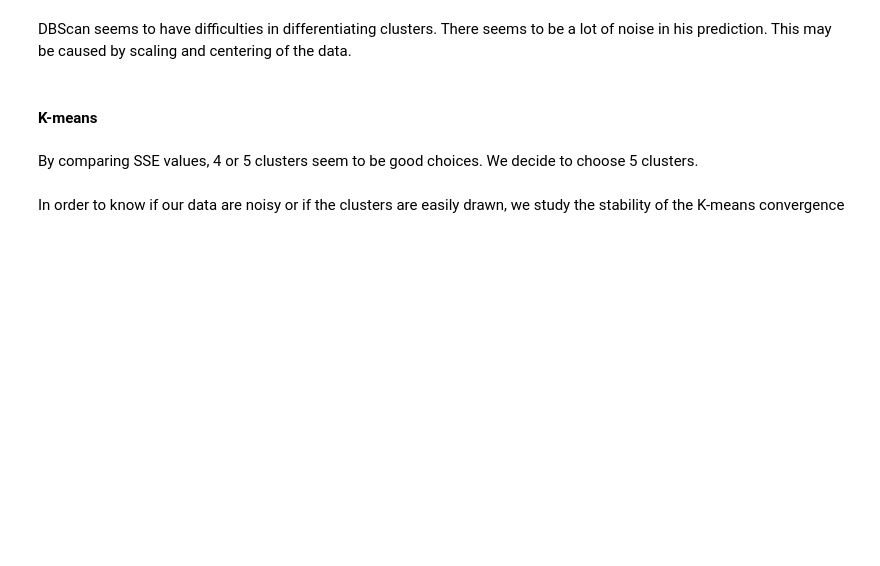
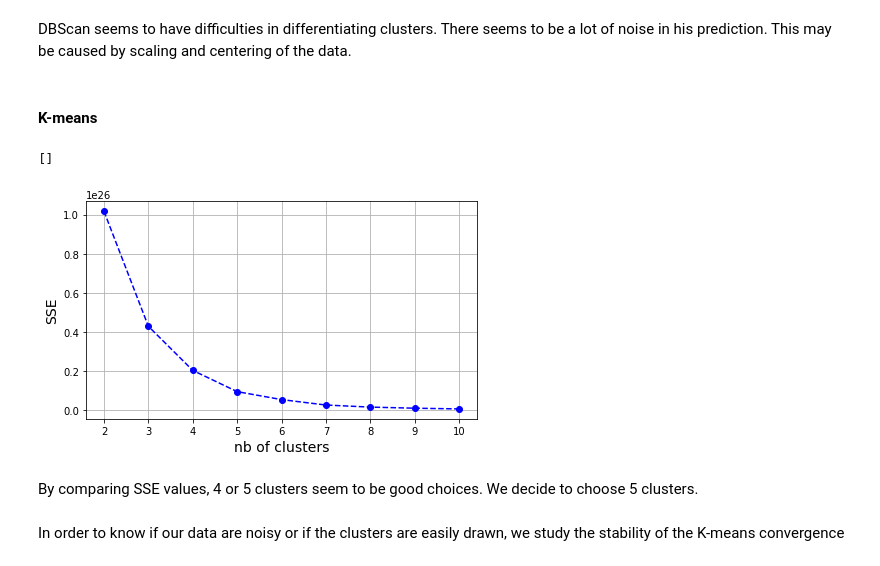
Before and after one commit to DangerousWizardry/ProjetIA, a Jupyter notebook: ProjetIA.ipynb, the cells around one changed output. Saved outputs shown, nothing was run; the diff lists cells and outputs as text; code cells hidden in the pictures; blank space fills up the shorter version.

```diff
--- a/ProjetIA.ipynb
+++ b/ProjetIA.ipynb
@@ -175,17 +253,20 @@ DBScan seems to have difficulties in differentiating clusters. There seems to be
 # %%
 # Get SSE when varying the number of clusters
 objects=full_clean_dataset[['health_cost_percent','health_cost_capita_percent','health_oop_cost','gdp','gdp_capita','hci']]
 sse_list = []
 for i in range(2,11):
     km_i_clusters=KMeans(n_clusters=i)
     km_i_clusters.fit(objects)
     sse_list = sse_list + [km_i_clusters.inertia_]
 fig = plt.figure(figsize=(7, 4))
-plt.plot(k_list,sse_list,'bo--')
+plt.plot(list(range(2,11)),sse_list,'bo--')
 plt.grid()
 plt.xlabel("nb of clusters",fontsize=14)
 plt.ylabel("SSE",fontsize=14)
 plt.plot()
+# %% [output]
+[]
+[figure, added]
 # %% [markdown]
 By comparing SSE values, 4 or 5 clusters seem to be good choices. We decide to choose 5 clusters.
 # %% [markdown]
```
Also changed, not shown: parts of 40 cells of this notebook.
